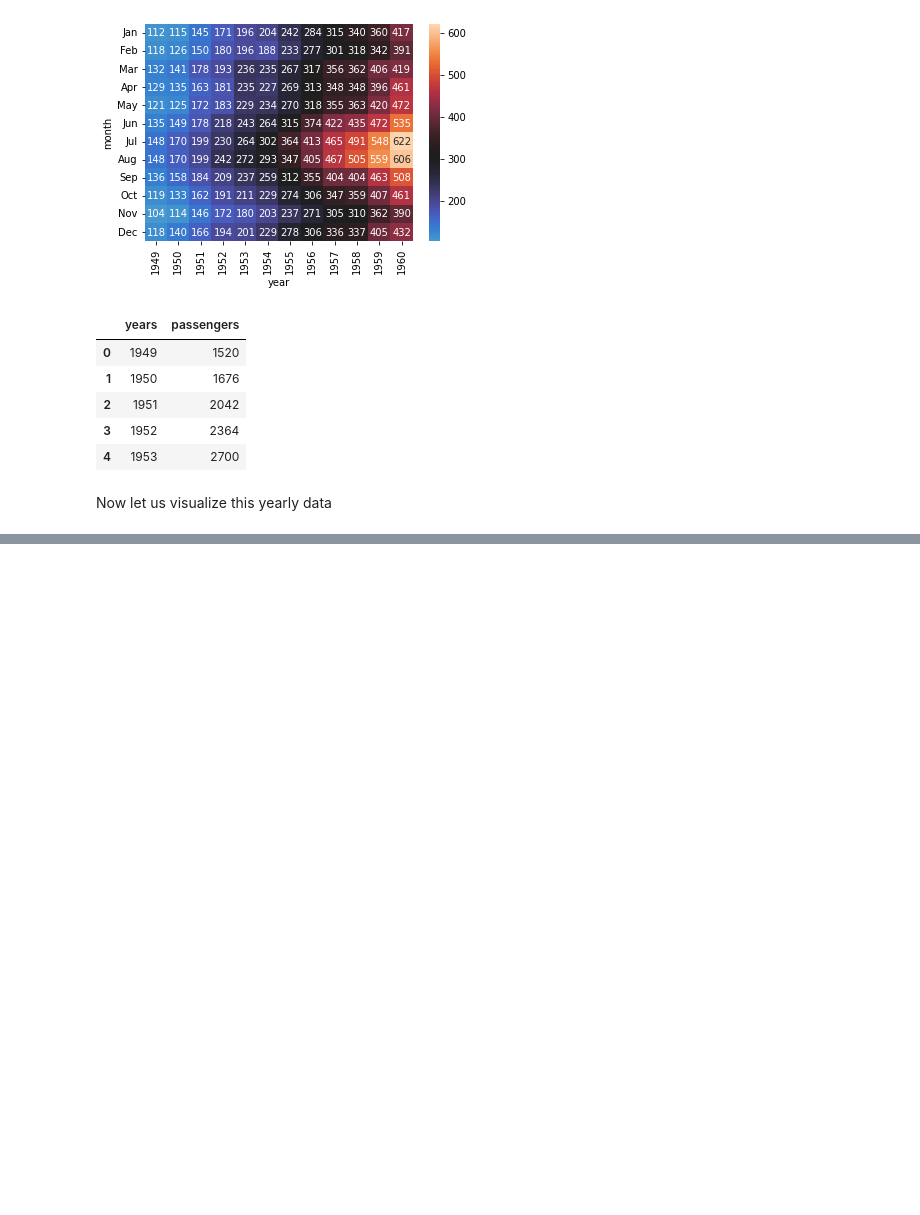
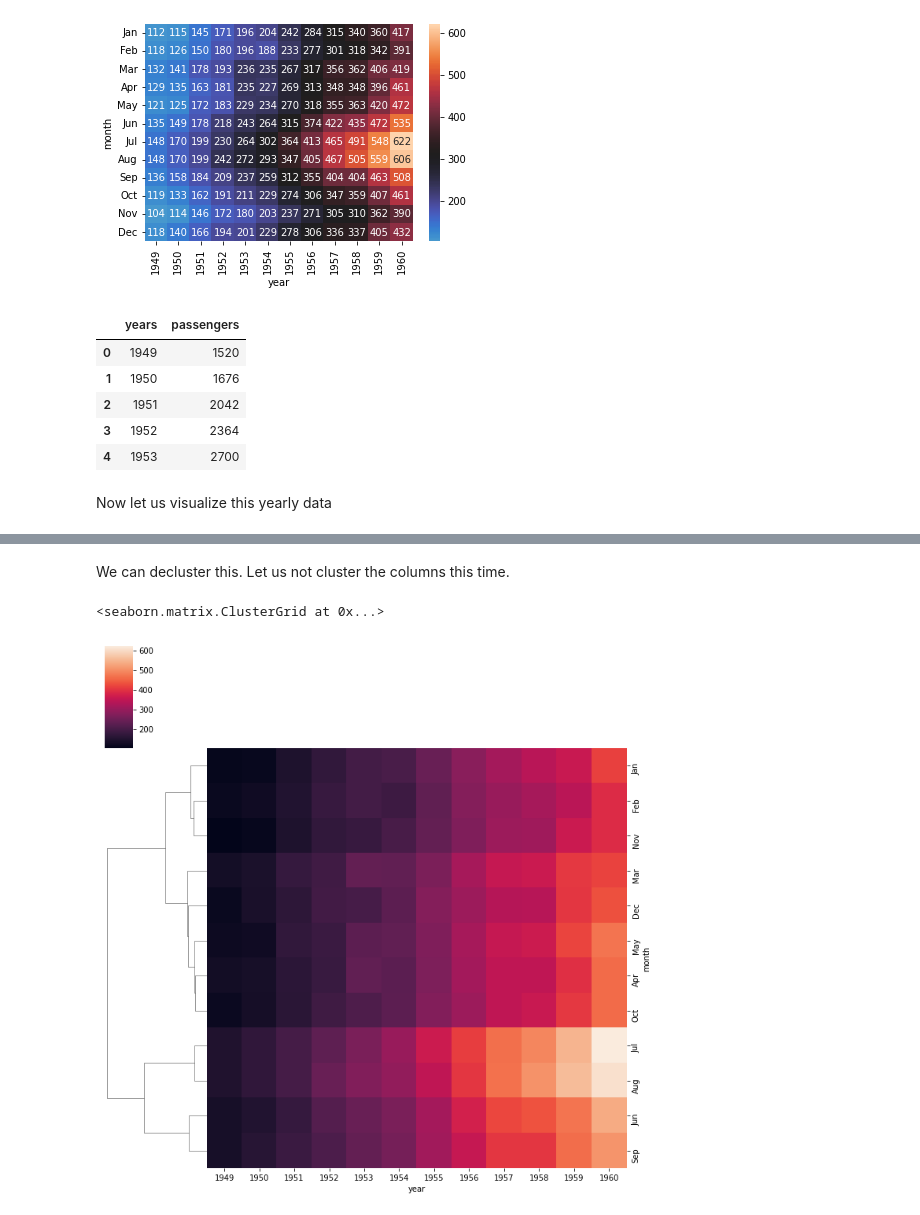
Before and after one commit to albinjohn366/DataScience_Tutorials, a Jupyter notebook: DataVisualization.ipynb, the cells around one changed output, grey strips where cells are left out. Drawn from its saved outputs; the diff is of its cells as text; code cells hidden in the pictures; blank space fills up the shorter version.

```diff
--- a/DataVisualization.ipynb
+++ b/DataVisualization.ipynb
@@ -313,0 +327,7 @@ sns.heatmap(flight_details, cmap='Purples', ax=axis[1], cbar_kws={'orientation':
+# %% [markdown]
+We can decluster this. Let us not cluster the columns this time.
+# %%
+sns.clustermap(flight_details, col_cluster=False)
+# %% [output]
+<seaborn.matrix.ClusterGrid at 0x...>
+[figure, added]
```
Also changed, not shown: parts of 29 cells of this notebook.
